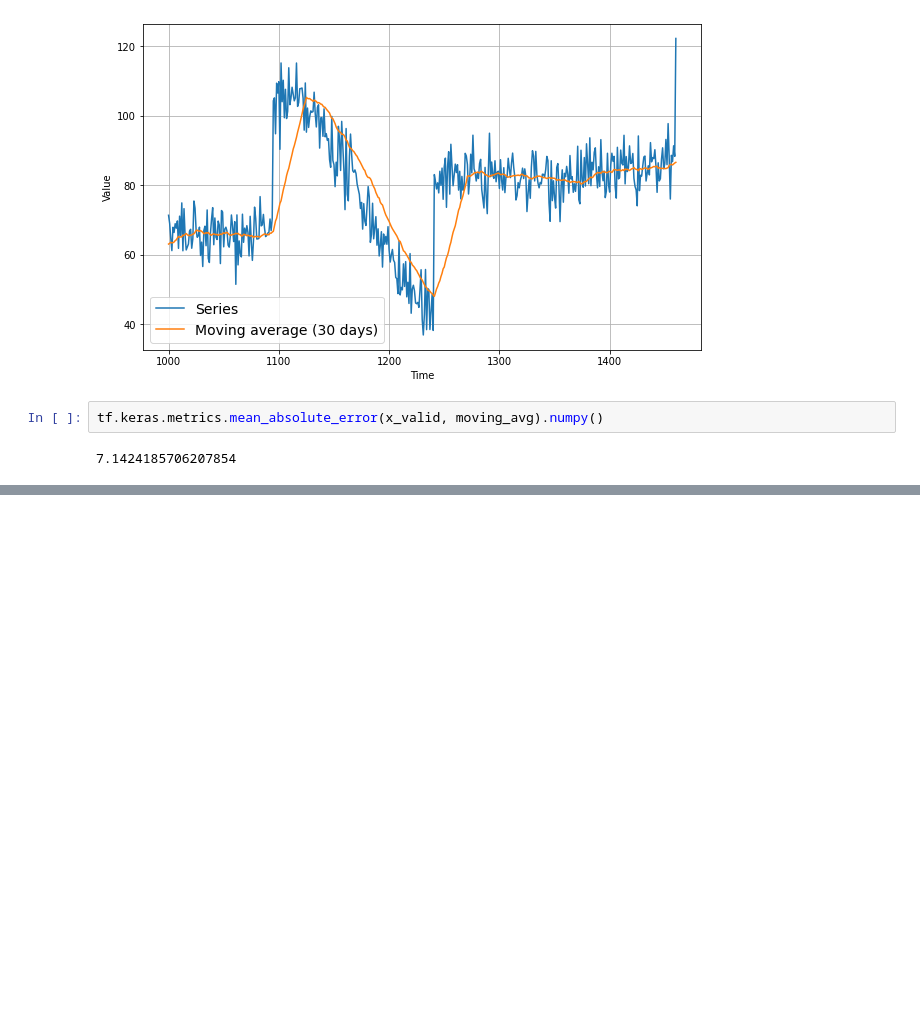
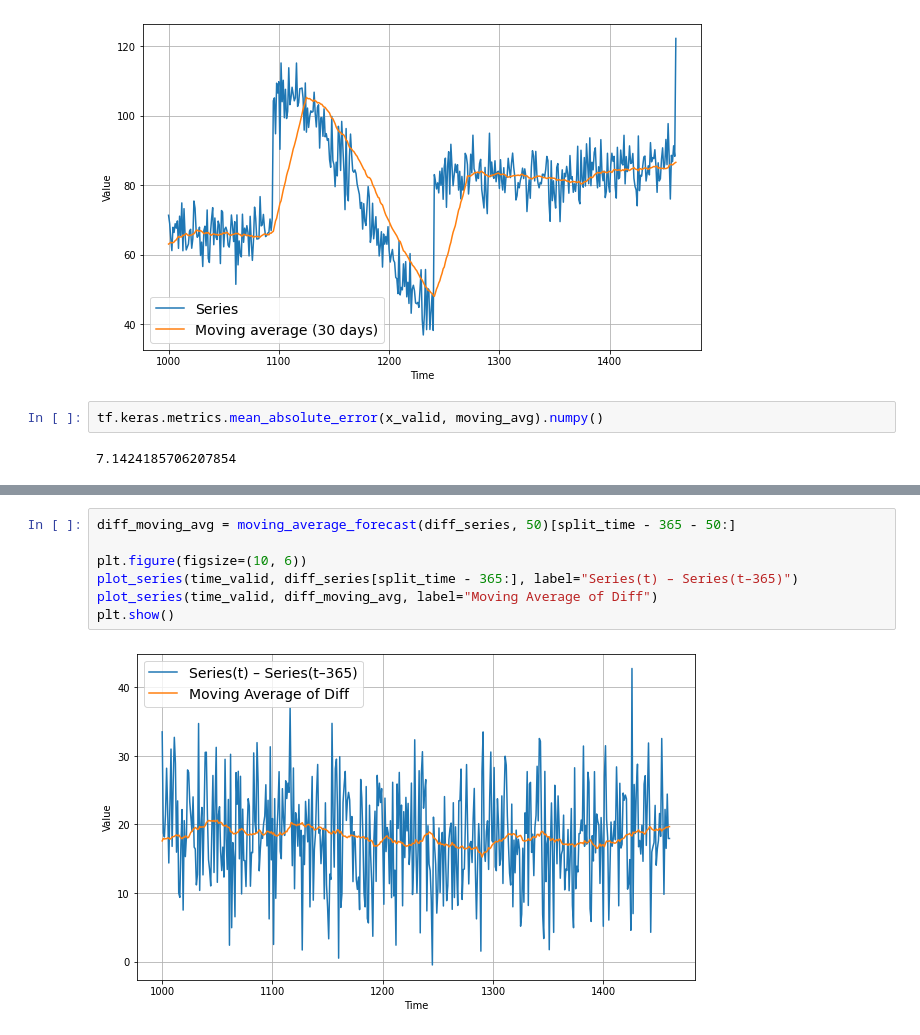
Before and after one commit to xuziyue/tensorflow-models, a Jupyter notebook: moving_average.ipynb, the cells around one changed output, grey strips where cells are left out. Saved outputs shown, nothing was run; the diff lists cells and outputs as text; blank space fills up the shorter version.

```diff
--- a/moving_average.ipynb
+++ b/moving_average.ipynb
@@ -92,0 +108,9 @@ tf.keras.metrics.mean_absolute_error(x_valid, moving_avg).numpy()
+# %%
+diff_moving_avg = moving_average_forecast(diff_series, 50)[split_time - 365 - 50:]
+
+plt.figure(figsize=(10, 6))
+plot_series(time_valid, diff_series[split_time - 365:], label="Series(t) – Series(t–365)")
+plot_series(time_valid, diff_moving_avg, label="Moving Average of Diff")
+plt.show()
+# %% [output]
+[figure, added]
```
Also changed, not shown: parts of 6 cells of this notebook.
